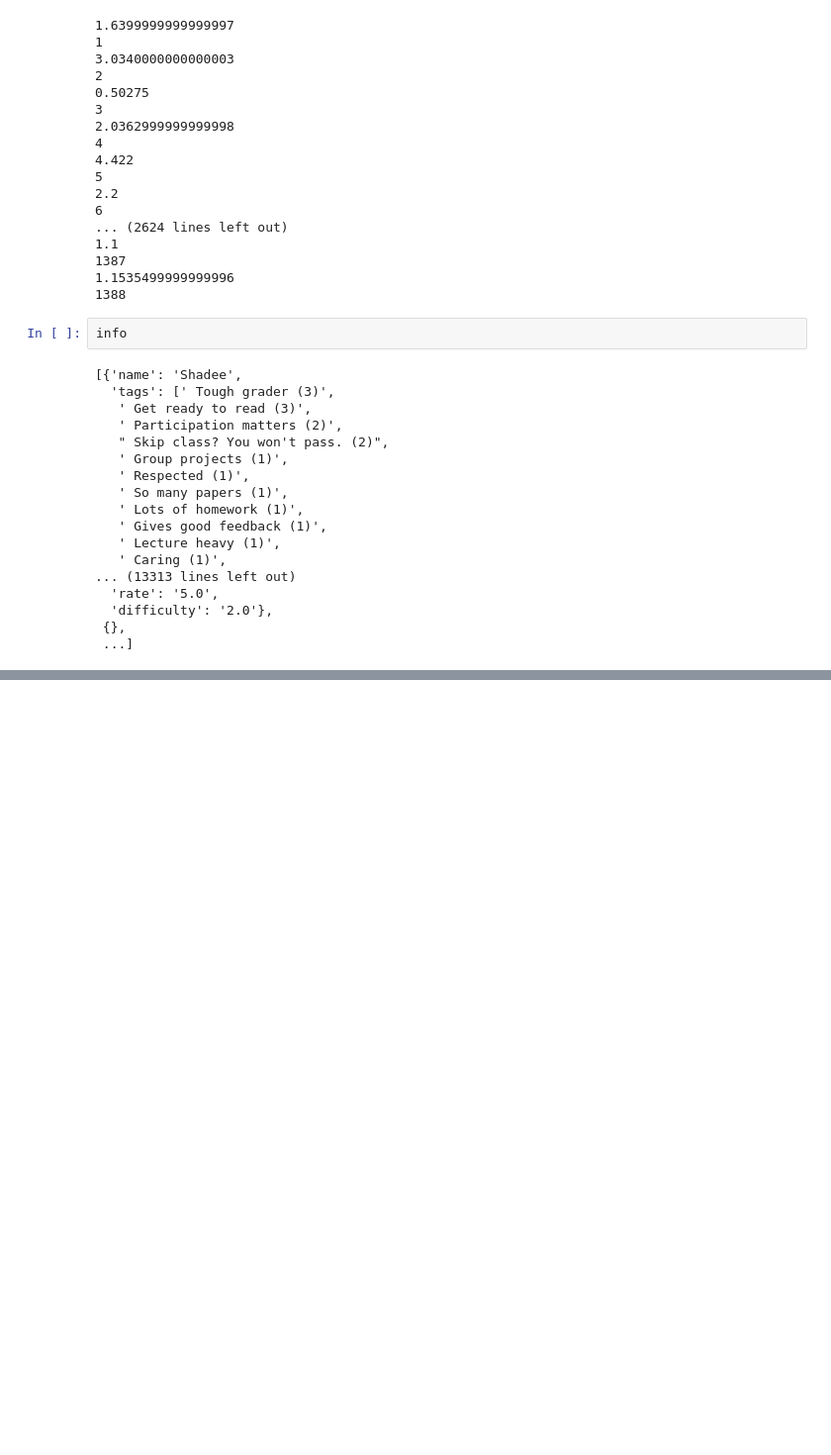
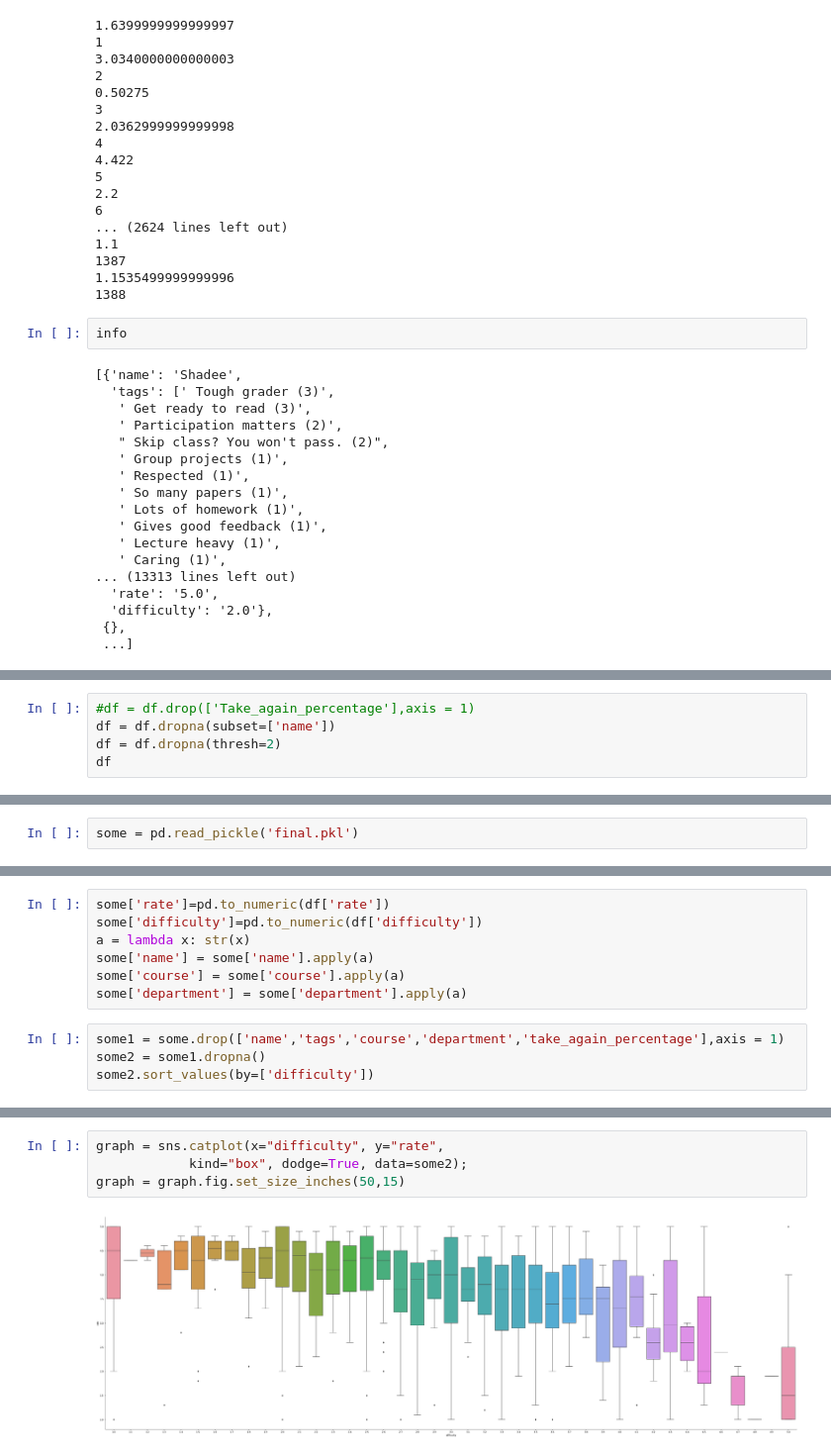
Before and after one commit to jinruiwen/DataScienceTool_Project, a Jupyter notebook: Final_Project.ipynb, the cells around one changed output, grey strips where cells are left out. Shown at 99% size. Saved outputs shown, nothing was run; the diff lists cells and outputs as text; blank space fills up the shorter version.

```diff
--- a/Final_Project.ipynb
+++ b/Final_Project.ipynb
@@ -209,0 +255,5 @@ df
+# %%
+#df = df.drop(['Take_again_percentage'],axis = 1)
+df = df.dropna(subset=['name'])
+df = df.dropna(thresh=2)
+df
@@ -209,0 +293,2 @@ df
+# %%
+some = pd.read_pickle('final.pkl')
@@ -209,0 +316,11 @@ df
+# %%
+some['rate']=pd.to_numeric(df['rate'])
+some['difficulty']=pd.to_numeric(df['difficulty'])
+a = lambda x: str(x)
+some['name'] = some['name'].apply(a)
+some['course'] = some['course'].apply(a)
+some['department'] = some['department'].apply(a)
+# %%
+some1 = some.drop(['name','tags','course','department','take_again_percentage'],axis = 1)
+some2 = some1.dropna()
+some2.sort_values(by=['difficulty'])
@@ -209,0 +346,6 @@ df
+# %%
+graph = sns.catplot(x="difficulty", y="rate",
+            kind="box", dodge=True, data=some2);
+graph = graph.fig.set_size_inches(50,15)
+# %% [output]
+[figure, added]
```
Also changed, not shown: parts of 16 cells of this notebook.
